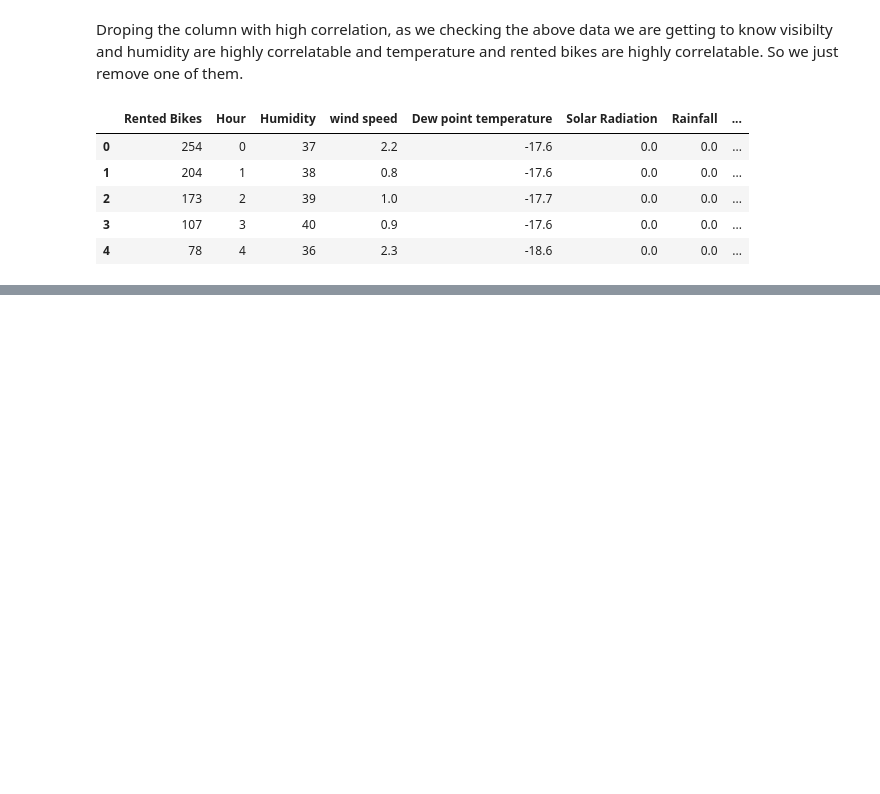
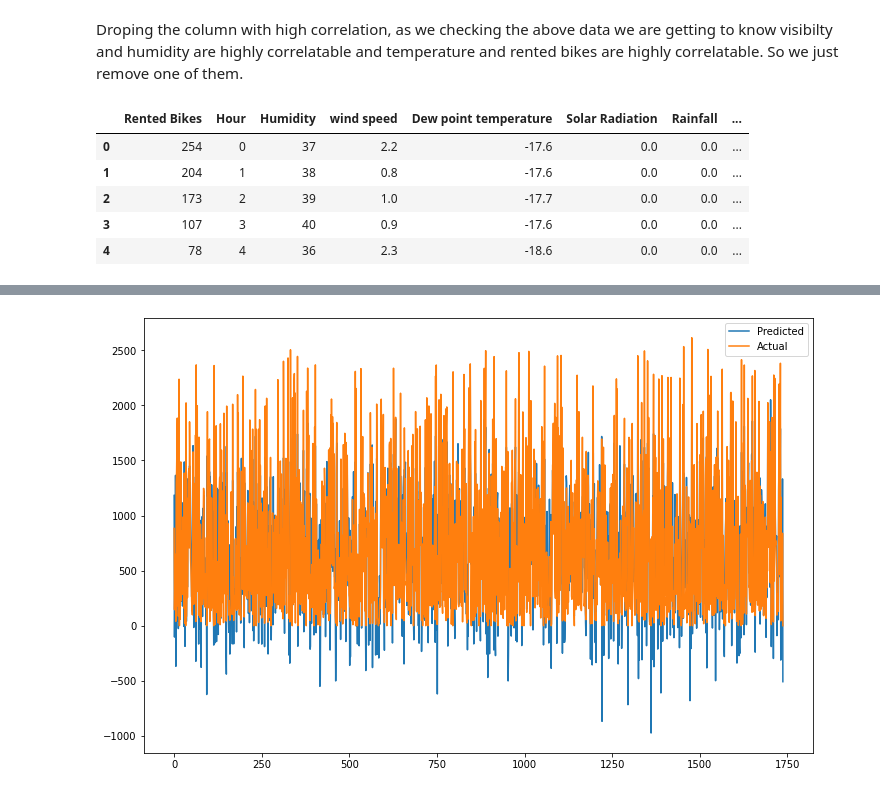
Before and after one commit to Rushabhtikale92/Bike-Sharing-Demand-Prediction, a Jupyter notebook: Bike_Sharing_Demand_Prediction_Rushabh_Tikale_Capstone_Project.ipynb, the cells around one changed output, grey strips where cells are left out. Cells and saved outputs as stored; diff of their text form; code cells hidden in the pictures; blank space fills up the shorter version.

```diff
--- a/Bike_Sharing_Demand_Prediction_Rushabh_Tikale_Capstone_Project.ipynb
+++ b/Bike_Sharing_Demand_Prediction_Rushabh_Tikale_Capstone_Project.ipynb
@@ -400,0 +751,8 @@ data.head()
+# %%
+plt.figure(figsize=(12,8))
+plt.plot(y_pred_ridge)
+plt.plot(np.array(y_test))
+plt.legend(["Predicted","Actual"])
+plt.show()
+# %% [output]
+[figure, added]
```
Also changed, not shown: parts of 51 cells of this notebook.
